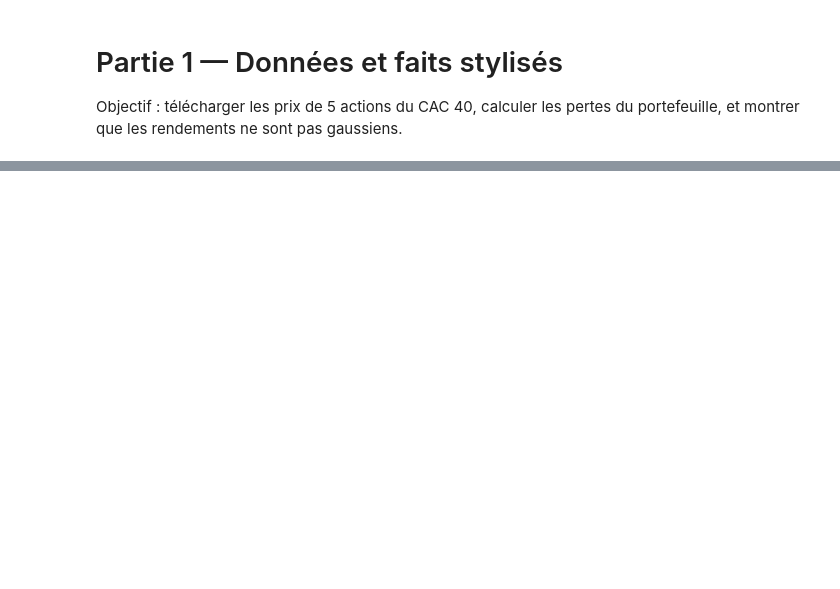
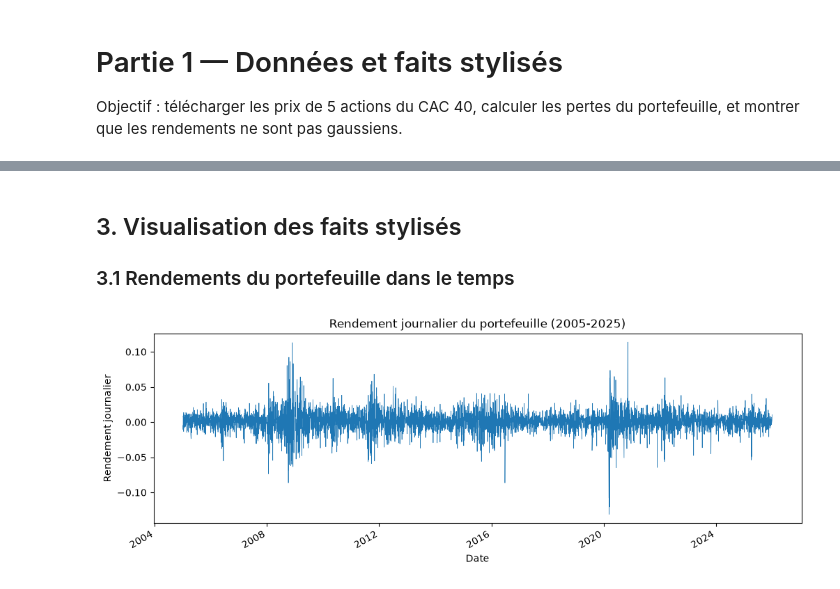
Before and after one commit to kavinthanrasenthiram/Market-Risk, a Jupyter notebook: notebooks/01_donnees.ipynb, the cells around one changed output, grey strips where cells are left out. Drawn from its saved outputs; the diff is of its cells as text; code cells hidden in the pictures; blank space fills up the shorter version.

Commit message:
Partie 1 : stats descriptives, test du portefeuille, graphique des rendements

```diff
--- a/notebooks/01_donnees.ipynb
+++ b/notebooks/01_donnees.ipynb
@@ -21,0 +72,6 @@ ImportError: cannot import name 'portfolio_losses' from 'src.data' (c:\Users\kav
+# %%
+port_returns = -losses
+print("volatilité ann :", port_returns.std()*np.sqrt(252) )
+print("Skewness :", port_returns.skew())
+print("Kurtosis :", port_returns.kurt())
+print("Pire jour :", port_returns.min())
@@ -21,0 +106,13 @@ ImportError: cannot import name 'portfolio_losses' from 'src.data' (c:\Users\kav
+# %% [markdown]
+## 3. Visualisation des faits stylisés
+
+### 3.1 Rendements du portefeuille dans le temps
+# %%
+plt.figure(figsize=(12, 4))
+port_returns.plot(linewidth=0.5)
+plt.title("Rendement journalier du portefeuille (2005-2025)")                   #
+plt.ylabel("Rendement journalier")
+plt.savefig("../figures/rendements_portefeuille.png", dpi=150, bbox_inches="tight")
+plt.show()
+# %% [output]
+[figure, added]
```
Also changed, not shown: parts of 11 cells of this notebook, 2 other files.
